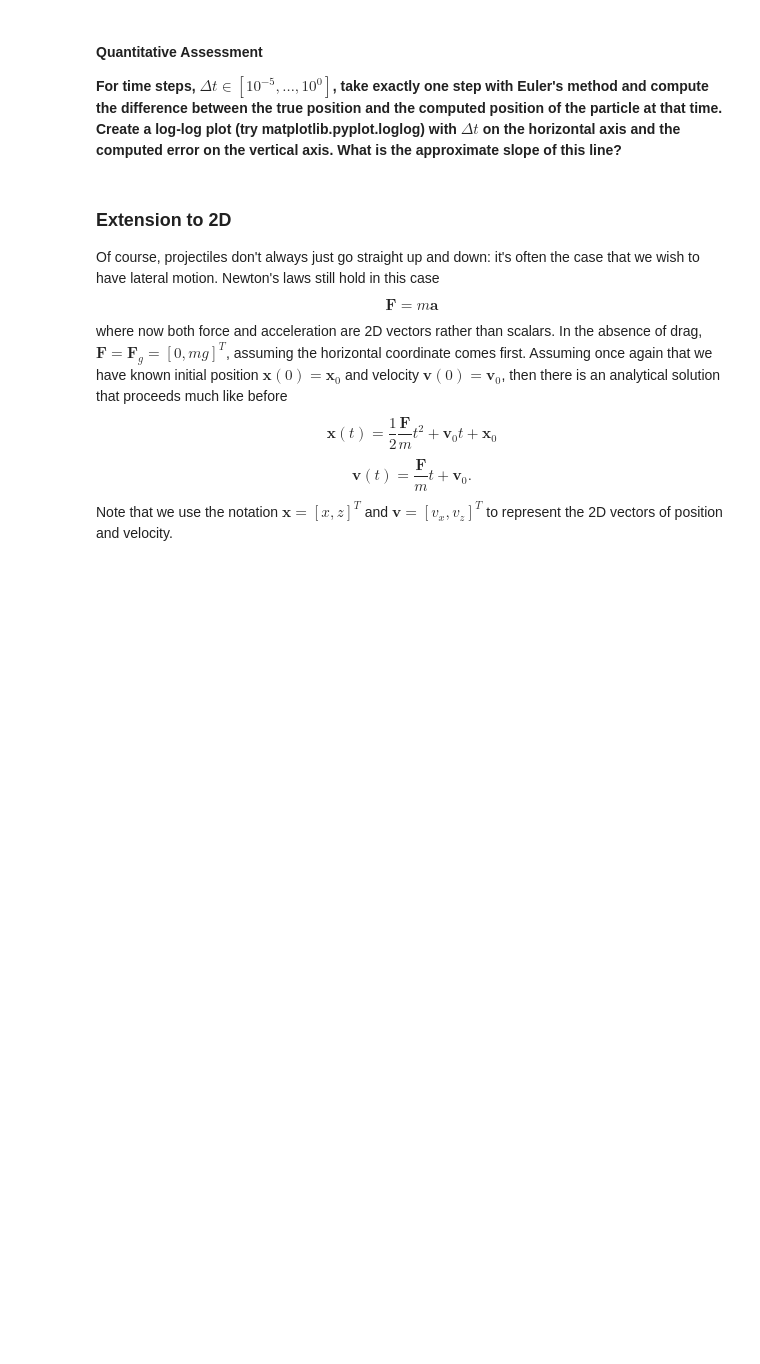
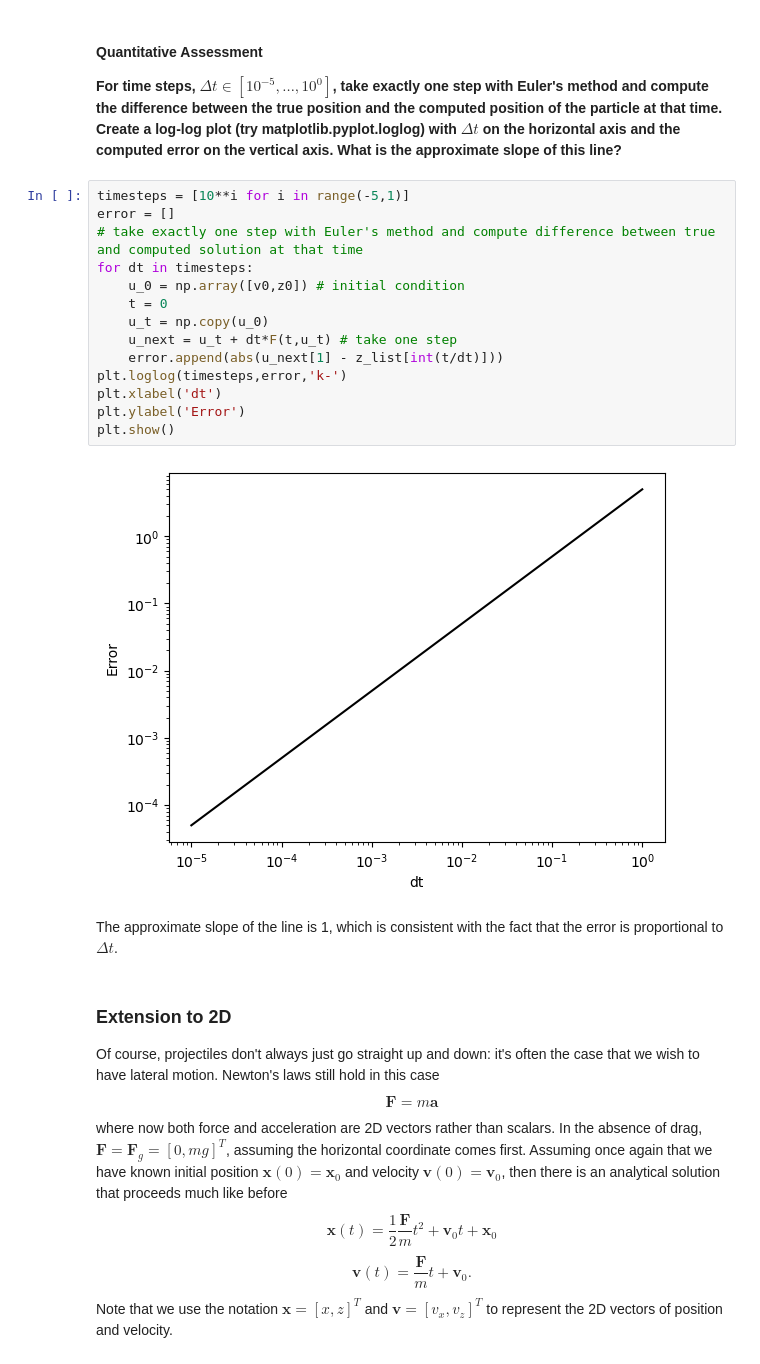
Before and after one commit to cake-dev/Simulation_class, a Jupyter notebook: Project2-Projectiles/projectiles/Project2a-Projectiles.ipynb, the cells around one changed output. Cells and saved outputs as stored; diff of their text form; blank space fills up the shorter version.

```diff
--- a/Project2-Projectiles/projectiles/Project2a-Projectiles.ipynb
+++ b/Project2-Projectiles/projectiles/Project2a-Projectiles.ipynb
@@ -244,6 +248,24 @@ The above code produces *an* answer.  But is it the right answer?  Recall that w
 # %% [markdown]
 #### Quantitative Assessment
 **For time steps, $\Delta t\in[10^{-5},\ldots,10^{0}]$, take exactly one step with Euler's method and compute the difference between the true position and the computed position of the particle at that time.  Create a log-log plot (try matplotlib.pyplot.loglog) with $\Delta t$ on the horizontal axis and the computed error on the vertical axis.  What is the approximate slope of this line?**
+# %%
+timesteps = [10**i for i in range(-5,1)]
+error = []
+# take exactly one step with Euler's method and compute difference between true and computed solution at that time
+for dt in timesteps:
+    u_0 = np.array([v0,z0]) # initial condition
+    t = 0
+    u_t = np.copy(u_0)
+    u_next = u_t + dt*F(t,u_t) # take one step
+    error.append(abs(u_next[1] - z_list[int(t/dt)]))
+plt.loglog(timesteps,error,'k-')
+plt.xlabel('dt')
+plt.ylabel('Error')
+plt.show()
+# %% [output]
+[figure, added]
+# %% [markdown]
+The approximate slope of the line is 1, which is consistent with the fact that the error is proportional to $\Delta t$.
 # %% [markdown]
 ### Extension to 2D
 Of course, projectiles don't always just go straight up and down: it's often the case that we wish to have lateral motion.  Newton's laws still hold in this case
```
Also changed, not shown: parts of 12 cells of this notebook.
